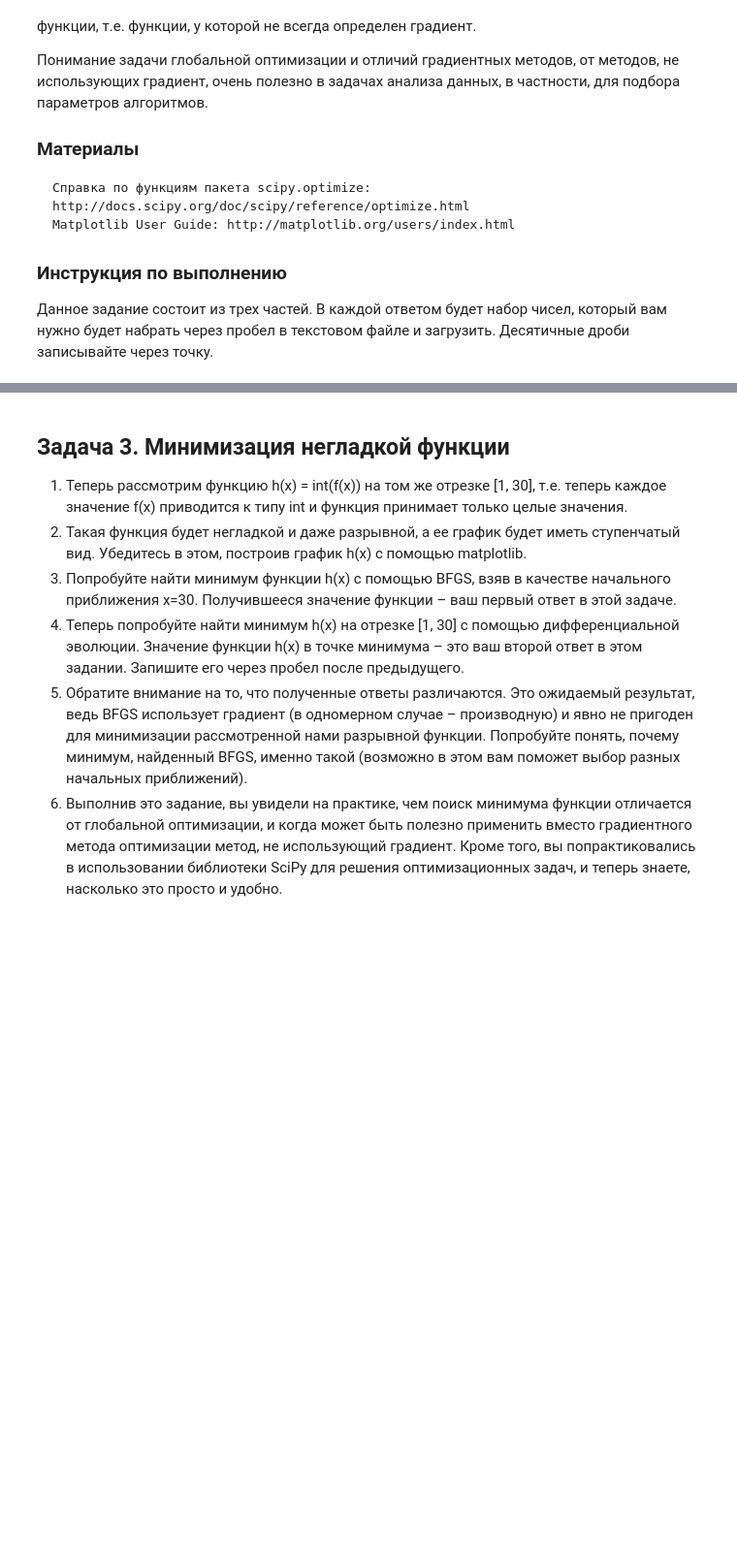
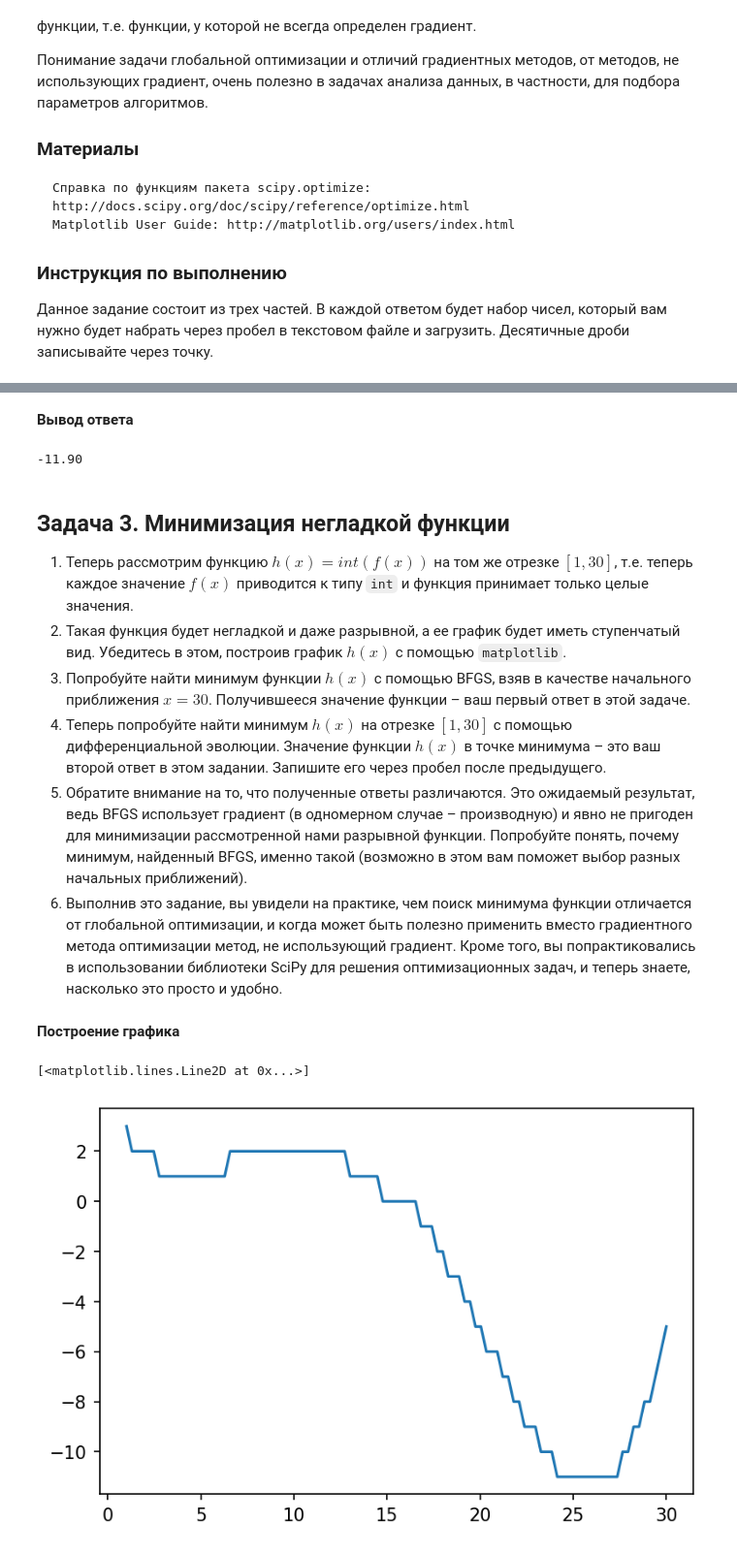
Before and after one commit to danfimov/coursera, a Jupyter notebook: Машинное обучение и анализ данных/Математика и Python для анализа данных/week_3/assigments/assigment_1.ipynb, the cells around one changed output, grey strips where cells are left out. Shown: that part at 97% size. Cells and saved outputs as stored; diff of their text form; code cells hidden in the pictures; blank space fills up the shorter version.

```diff
--- a/Машинное обучение и анализ данных/Математика и Python для анализа данных/week_3/assigments/assigment_1.ipynb
+++ b/Машинное обучение и анализ данных/Математика и Python для анализа данных/week_3/assigments/assigment_1.ipynb
@@ -44,9 +135,26 @@
+# %% [markdown]
+__Вывод ответа__
+# %%
+print('{:.2f}'.format(differential_evolution(f, [(1,30)])['fun'][0]))
+# %% [output]
+-11.90
 # %% [markdown]
 ## Задача 3. Минимизация негладкой функции
 
-1. Теперь рассмотрим функцию h(x) = int(f(x)) на том же отрезке [1, 30], т.е. теперь каждое значение f(x) приводится к типу int и функция принимает только целые значения.
-2. Такая функция будет негладкой и даже разрывной, а ее график будет иметь ступенчатый вид. Убедитесь в этом, построив график h(x) с помощью matplotlib.
-3. Попробуйте найти минимум функции h(x) с помощью BFGS, взяв в качестве начального приближения x=30. Получившееся значение функции – ваш первый ответ в этой задаче.
-4. Теперь попробуйте найти минимум h(x) на отрезке [1, 30] с помощью дифференциальной эволюции. Значение функции h(x) в точке минимума – это ваш второй ответ в этом задании. Запишите его через пробел после предыдущего.
+1. Теперь рассмотрим функцию $h(x) = int(f(x))$ на том же отрезке $[1, 30]$, т.е. теперь каждое значение $f(x)$ приводится к типу `int` и функция принимает только целые значения.
+2. Такая функция будет негладкой и даже разрывной, а ее график будет иметь ступенчатый вид. Убедитесь в этом, построив график $h(x)$ с помощью `matplotlib`.
+3. Попробуйте найти минимум функции $h(x)$ с помощью BFGS, взяв в качестве начального приближения $x=30$. Получившееся значение функции – ваш первый ответ в этой задаче.
+4. Теперь попробуйте найти минимум $h(x)$ на отрезке $[1, 30]$ с помощью дифференциальной эволюции. Значение функции $h(x)$ в точке минимума – это ваш второй ответ в этом задании. Запишите его через пробел после предыдущего.
 5. Обратите внимание на то, что полученные ответы различаются. Это ожидаемый результат, ведь BFGS использует градиент (в одномерном случае – производную) и явно не пригоден для минимизации рассмотренной нами разрывной функции. Попробуйте понять, почему минимум, найденный BFGS, именно такой (возможно в этом вам поможет выбор разных начальных приближений).
 6. Выполнив это задание, вы увидели на практике, чем поиск минимума функции отличается от глобальной оптимизации, и когда может быть полезно применить вместо градиентного метода оптимизации метод, не использующий градиент. Кроме того, вы попрактиковались в использовании библиотеки SciPy для решения оптимизационных задач, и теперь знаете, насколько это просто и удобно.
+# %% [markdown]
+__Построение графика__
+# %%
+h = lambda x: f(x).astype(int)
+
+x = np.linspace(1, 30, 100)
+plt.figure(dpi = 150)
+plt.plot(x, h(x))
+# %% [output]
+[<matplotlib.lines.Line2D at 0x...>]
+[figure, added]
```
Also changed, not shown: parts of 22 cells of this notebook.
